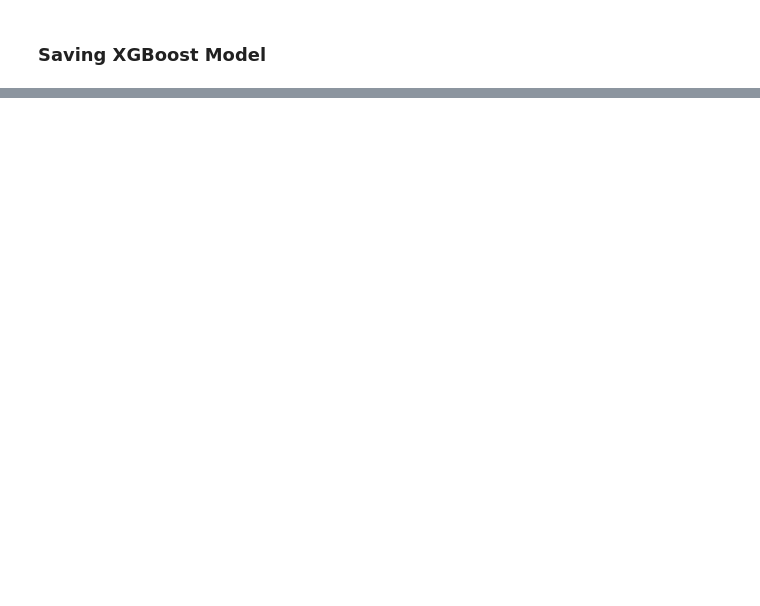
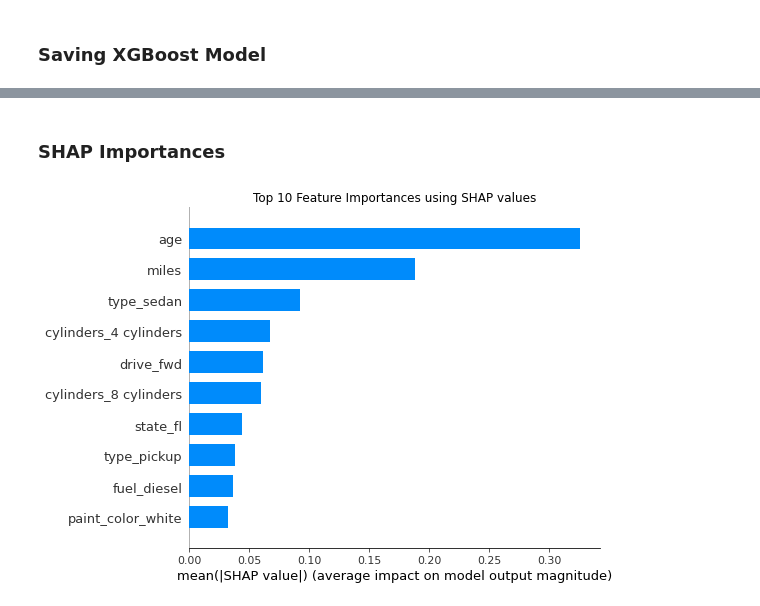
Before and after one commit to eric8395/vehicle_pricing, a Jupyter notebook: Model Building.ipynb, the cells around one changed output, grey strips where cells are left out. Saved outputs shown, nothing was run; the diff lists cells and outputs as text; code cells hidden in the pictures; blank space fills up the shorter version.

```diff
--- a/Model Building.ipynb
+++ b/Model Building.ipynb
@@ -575,0 +581,18 @@ joblib.dump(XGBRegressor_model, "pkl/XGBRegressor_model.pkl")
+# %% [markdown]
+### SHAP Importances
+# %%
+# Explain the model's predictions using SHAP values
+explainer = shap.Explainer(XGBRegressor_model, pp_X_test)
+shap_values = explainer(pp_X_test)
+
+# Plot SHAP feature importances
+plt.figure(figsize=(12, 8))
+shap.summary_plot(shap_values, pp_X_test,
+                  plot_type="bar",
+                  max_display=10,
+                  show=False)
+
+plt.title('Top 10 Feature Importances using SHAP values')
+plt.show()
+# %% [output]
+[figure, added]
```
Also changed, not shown: parts of 20 cells of this notebook, 3 other files.
